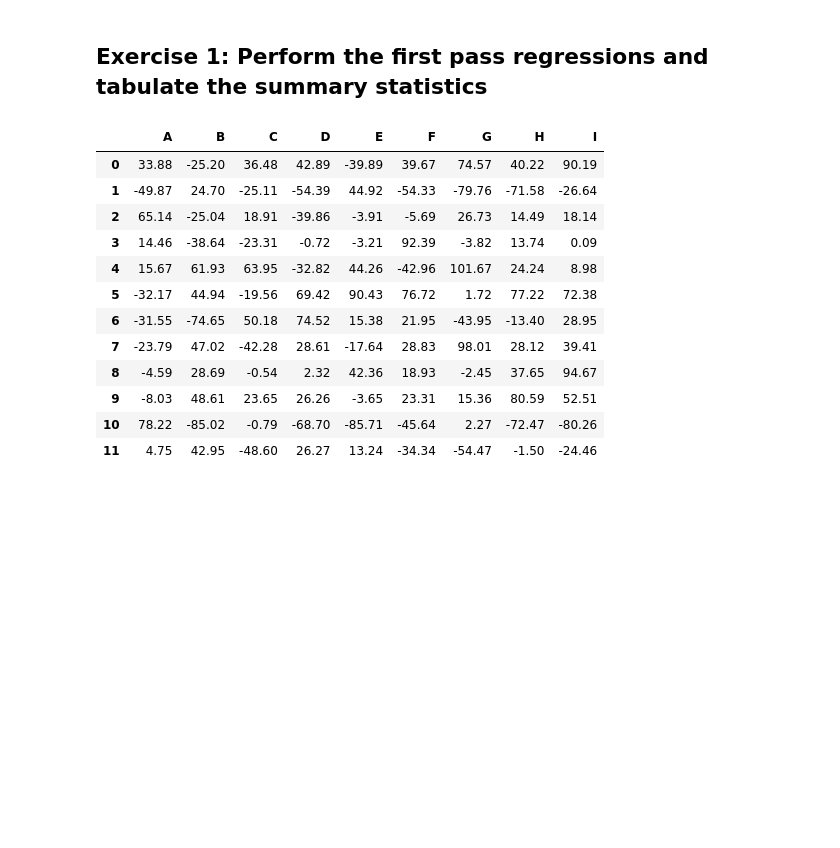
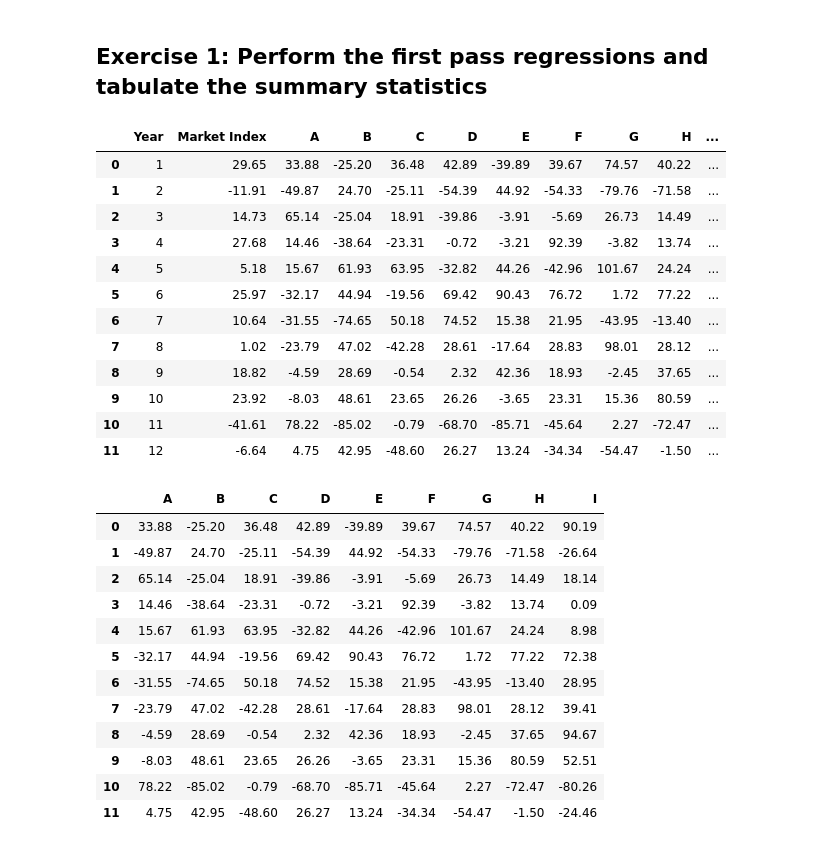
Before and after one commit to ranikrw/IF440-Empirical-tests, a Jupyter notebook: Exercises empirical test.ipynb, the cells around one changed output. Drawn from its saved outputs; the diff is of its cells as text; code cells hidden in the pictures; blank space fills up the shorter version.

```diff
--- a/Exercises empirical test.ipynb
+++ b/Exercises empirical test.ipynb
@@ -12,6 +12,21 @@ warnings.simplefilter(action='ignore', category=FutureWarning)
 # %%
 # Load Data
 data = pd.read_excel('data.xlsx',header=1)
+data
+# %% [output]
+|  | Year | Market Index | A | B | C | D | E | F | G | H | ... |
+| 0 | 1 | 29.65 | 33.88 | -25.20 | 36.48 | 42.89 | -39.89 | 39.67 | 74.57 | 40.22 | ... |
+| 1 | 2 | -11.91 | -49.87 | 24.70 | -25.11 | -54.39 | 44.92 | -54.33 | -79.76 | -71.58 | ... |
+| 2 | 3 | 14.73 | 65.14 | -25.04 | 18.91 | -39.86 | -3.91 | -5.69 | 26.73 | 14.49 | ... |
+| 3 | 4 | 27.68 | 14.46 | -38.64 | -23.31 | -0.72 | -3.21 | 92.39 | -3.82 | 13.74 | ... |
+| 4 | 5 | 5.18 | 15.67 | 61.93 | 63.95 | -32.82 | 44.26 | -42.96 | 101.67 | 24.24 | ... |
+| 5 | 6 | 25.97 | -32.17 | 44.94 | -19.56 | 69.42 | 90.43 | 76.72 | 1.72 | 77.22 | ... |
+| 6 | 7 | 10.64 | -31.55 | -74.65 | 50.18 | 74.52 | 15.38 | 21.95 | -43.95 | -13.40 | ... |
+| 7 | 8 | 1.02 | -23.79 | 47.02 | -42.28 | 28.61 | -17.64 | 28.83 | 98.01 | 28.12 | ... |
+| 8 | 9 | 18.82 | -4.59 | 28.69 | -0.54 | 2.32 | 42.36 | 18.93 | -2.45 | 37.65 | ... |
+| 9 | 10 | 23.92 | -8.03 | 48.61 | 23.65 | 26.26 | -3.65 | 23.31 | 15.36 | 80.59 | ... |
+| 10 | 11 | -41.61 | 78.22 | -85.02 | -0.79 | -68.70 | -85.71 | -45.64 | 2.27 | -72.47 | ... |
+| 11 | 12 | -6.64 | 4.75 | 42.95 | -48.60 | 26.27 | 13.24 | -34.34 | -54.47 | -1.50 | ... |
 # %%
 stock_excess_returns = data.iloc[:,2:]
 stock_excess_returns
```
Also changed, not shown: parts of 17 cells of this notebook.
